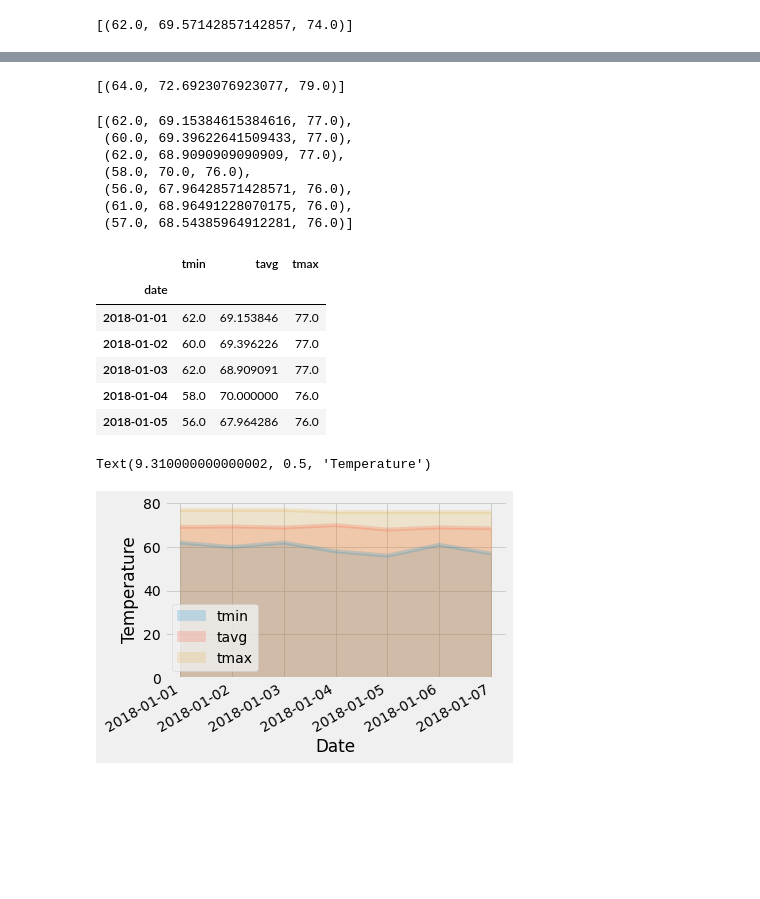
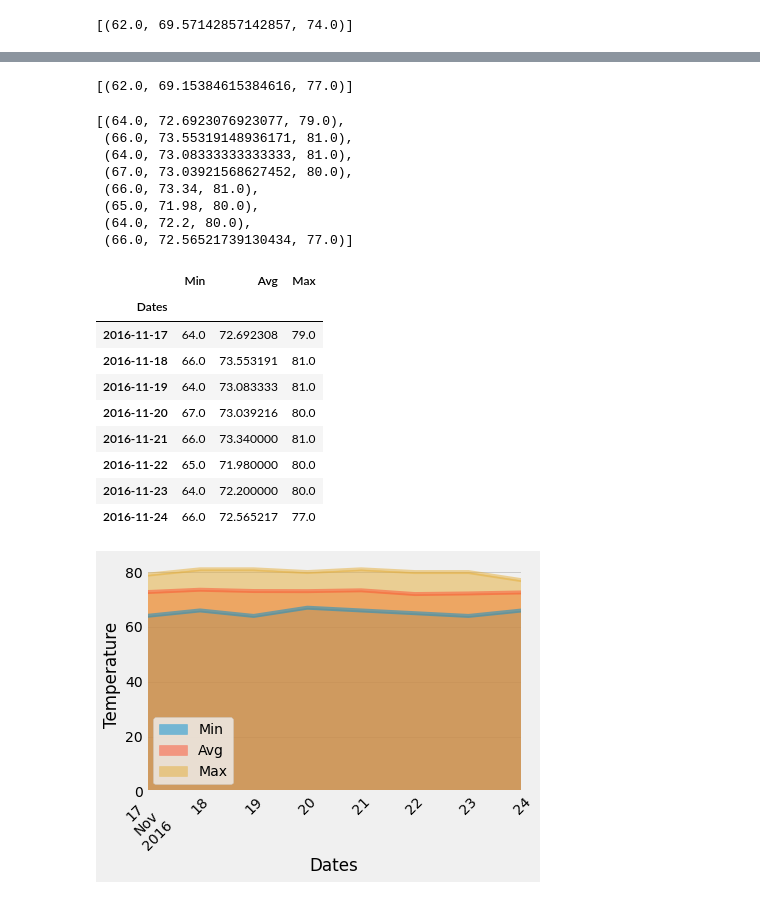
Before and after one commit to leonardz17/SQLAlchemy_Challenge, a Jupyter notebook: climate_analysis.ipynb, the cells around one changed output, grey strips where cells are left out. Saved outputs shown, nothing was run; the diff lists cells and outputs as text; code cells hidden in the pictures; blank space fills up the shorter version.

```diff
--- a/climate_analysis.ipynb
+++ b/climate_analysis.ipynb
@@ -161,4 +171,9 @@ print(calc_temps('2012-02-28', '2012-03-05'))
 # %%
 # Calculate the total amount of rainfall per weather station for your trip dates using the previous year's matching dates.
-# Sort this in descending order by precipitation amount and list the station, name, latitude, longitude, and elevation
+# Sort this in descending order by precipitation amount and list the stamtion, nae, latitude, longitude, and elevation
+
+sel = [station.name,station.station,station.latitude,station.longitude,station.elevation,measurement.station,measurement.prcp]
+
+rainfall_data = session.query(*sel).filter(station.station == measurement.station,measurement.date >= '2015-11-17',measurement.date <= '2015-11-24').all()
+rainfall_data
 # %% [output]
@@ -183,7 +214,7 @@ def daily_normals(date):
 
 daily_normals("01-01")
 # %% [output]
-[(64.0, 72.6923076923077, 79.0)]
+[(62.0, 69.15384615384616, 77.0)]
 # %%
 # calculate the daily normals for your trip
 # push each tuple of calculations into a list called `normals`
@@ -193,32 +224,45 @@ normals = []
 start_date = "11-17-2016"
 end_date = "11-24-2016"
 # Use the start and end date to create a range of dates
-trip = dt.date(start_date)
+dateranges = pd.date_range(start=start_date,end=end_date)
 # Strip off the year and save a list of %m-%d strings
-
+md_dates = dateranges.strftime("%m-%d")
 # Loop through the list of %m-%d strings and calculate the normals for each date
+for dates in md_dates:
+    normals.append(tuple(np.ravel(daily_normals(dates))))
+normals
 # %% [output]
-[(62.0, 69.15384615384616, 77.0),
- (60.0, 69.39622641509433, 77.0),
- (62.0, 68.9090909090909, 77.0),
- (58.0, 70.0, 76.0),
- (56.0, 67.96428571428571, 76.0),
- (61.0, 68.96491228070175, 76.0),
- (57.0, 68.54385964912281, 76.0)]
+[(64.0, 72.6923076923077, 79.0),
+ (66.0, 73.55319148936171, 81.0),
+ (64.0, 73.08333333333333, 81.0),
+ (67.0, 73.03921568627452, 80.0),
+ (66.0, 73.34, 81.0),
+ (65.0, 71.98, 80.0),
+ (64.0, 72.2, 80.0),
+ (66.0, 72.56521739130434, 77.0)]
 # %%
 # Load the previous query results into a Pandas DataFrame and add the `trip_dates` range as the `date` index
+trips_df = pd.DataFrame(normals,columns = ["Min","Avg","Max"])
+trips_df["Dates"] = dateranges
+trips_df = trips_df.set_index("Dates")
+trips_df
 # %% [output]
-|  | tmin | tavg | tmax |
-| date |  |  |  |
-| 2018-01-01 | 62.0 | 69.153846 | 77.0 |
-| 2018-01-02 | 60.0 | 69.396226 | 77.0 |
-| 2018-01-03 | 62.0 | 68.909091 | 77.0 |
-| 2018-01-04 | 58.0 | 70.000000 | 76.0 |
-| 2018-01-05 | 56.0 | 67.964286 | 76.0 |
+|  | Min | Avg | Max |
+| Dates |  |  |  |
+| 2016-11-17 | 64.0 | 72.692308 | 79.0 |
+| 2016-11-18 | 66.0 | 73.553191 | 81.0 |
+| 2016-11-19 | 64.0 | 73.083333 | 81.0 |
+| 2016-11-20 | 67.0 | 73.039216 | 80.0 |
+| 2016-11-21 | 66.0 | 73.340000 | 81.0 |
+| 2016-11-22 | 65.0 | 71.980000 | 80.0 |
+| 2016-11-23 | 64.0 | 72.200000 | 80.0 |
+| 2016-11-24 | 66.0 | 72.565217 | 77.0 |
 # %%
 # Plot the daily normals as an area plot with `stacked=False`
+trips_df.plot.area(stacked=False,rot=45)
+plt.ylabel("Temperature")
+plt.show()
 # %% [output]
-Text(9.310000000000002, 0.5, 'Temperature')
-[figure, old version]
+[figure, new version]
 # %%
 session.close()
```
Also changed, not shown: parts of 3 cells of this notebook.
